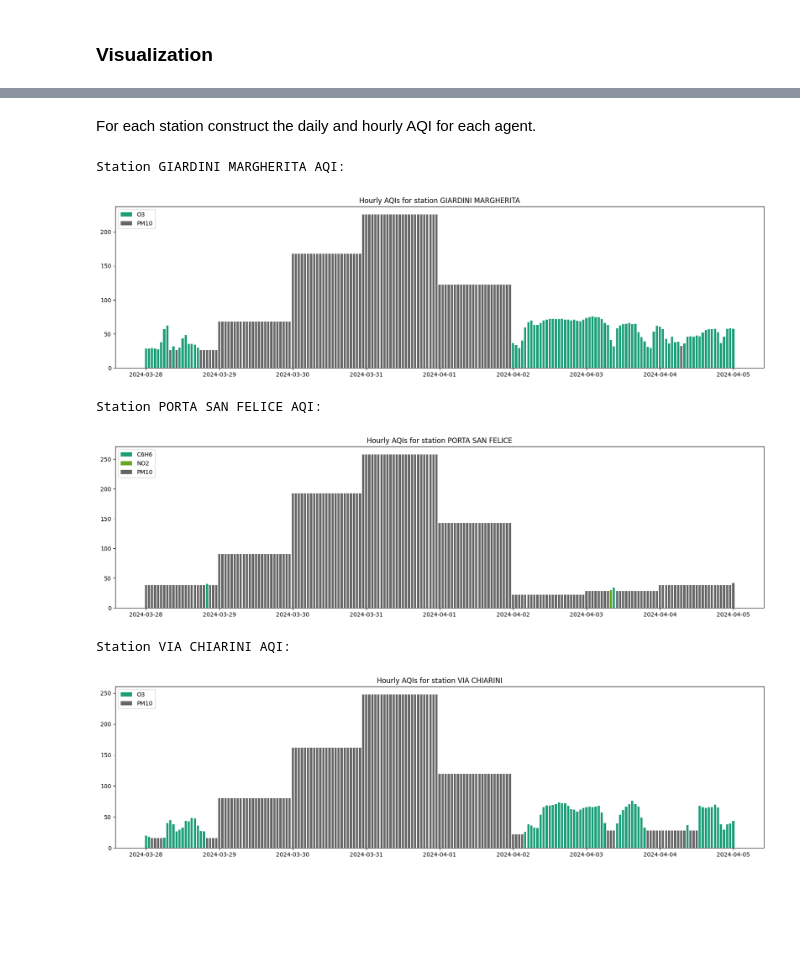
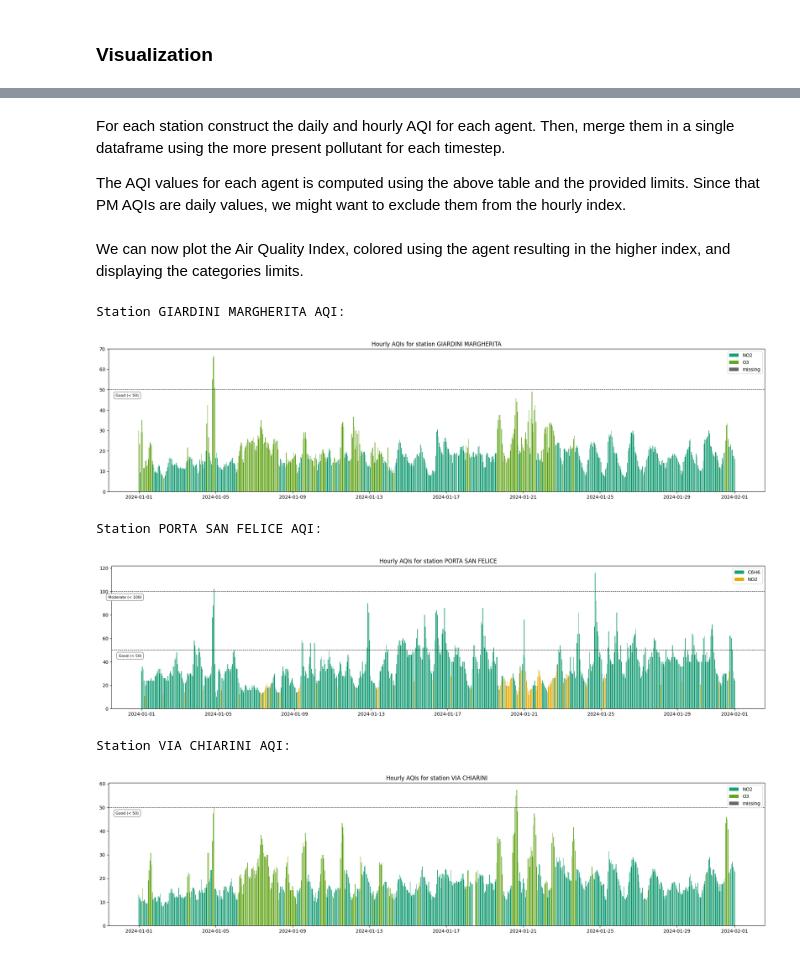
Before and after one commit to davidesonno/AII-project, a Jupyter notebook: 1-pollution_preprocessing.ipynb, the cells around one changed output, grey strips where cells are left out. Drawn from its saved outputs; the diff is of its cells as text; code cells hidden in the pictures; blank space fills up the shorter version.

Commit message:
started cleaning the notebooks
- new hourly weights
- better AQI plots
- notebook 1 redacted
- notebook 2 redacted
- notebook 3 slightly redacted

```diff
--- a/1-pollution_preprocessing.ipynb
+++ b/1-pollution_preprocessing.ipynb
@@ -275,0 +112,8 @@ agent_dfs = df_to_agents_dict(filled_giardini_df)
+# %%
+s=stations[1]
+print(f'Station {s}:')
+for agent in np.unique(station_dfs[s]['Agent']):
+    print(f' - Agent: {agent}')
+    mask=(station_dfs[s]['Agent']==agent)
+    timedeltas_hours = station_dfs[s][mask].index.to_series().diff().dt.total_seconds()[1:] / 3600
+    display(pd.DataFrame(timedeltas_hours.value_counts()).transpose())
@@ -275,0 +139,8 @@ agent_dfs = df_to_agents_dict(filled_giardini_df)
+# %%
+s=stations[2]
+print(f'Station {s}:')
+for agent in np.unique(station_dfs[s]['Agent']):
+    print(f' - Agent: {agent}')
+    mask=(station_dfs[s]['Agent']==agent)
+    timedeltas_hours = station_dfs[s][mask].index.to_series().diff().dt.total_seconds()[1:] / 3600
+    display(pd.DataFrame(timedeltas_hours.value_counts()).transpose())
@@ -294,6 +183,14 @@ The overage value is then matched on the following table:
 | >200            | VERY POOR      |
 
 We are going to model each agent to predict its hour value and then use all of the predictions to compute the overall Air Quality Index and compare it with the one got from the readings.
+# %%
+categories = {
+    'Good': 0,
+    'Moderate': 50,
+    'Poor': 100,
+    'Very Poor': 150,
+    'Severe': 200,
+}
 # %% [markdown]
 <table class="pure-table legenda">
     <thead>
@@ -414,5 +315,7 @@ Agents in station VIA CHIARINI:
-# %% [markdown]
-For each station construct the daily and hourly AQI for each agent.
+# %% [markdown]
+For each station construct the daily and hourly AQI for each agent. Then, merge them in a single dataframe using the more present pollutant for each timestep.
+
+The AQI values for each agent is computed using the above table and the provided limits. Since that PM AQIs are daily values, we might want to exclude them from the hourly index.
 # %%
 station_AQIs_daily = {
     s: {agent: get_AQI(station_dicts[s][agent],
@@ -430,32 +333,35 @@ station_AQIs_hourly = {
                        period='hour',
                        value_column='Value',
                        limit=pollutant_limits[agent],
-                       include_hourly_pm=True
+                       include_hourly_pm=False
                        ) for agent in station_dicts[s].keys()} for s in station_dicts
 }
 station_AQI_hourly = merge_AQIs(station_AQIs_hourly, period='hour')
+# %% [markdown]
+We can now plot the Air Quality Index, colored using the agent resulting in the higher index, and displaying the categories limits.
 # %%
-start=datetime(2024,3,28)
-end=datetime(2024,4,5)
+start=datetime(2024,1,1)
+end=datetime(2024,2,1)
 
 for station in station_AQIs_hourly:
     print(f'Station {station} AQI:')
 
     plot_AQI(
         station_AQI=[
             station_AQI_hourly[station],
         ],
         title=[
             f'Hourly AQIs for station {station}',
         ],
+        categories=categories,
         figsize=(20, 5), s=start, e=end)
 # %% [output]
 Station GIARDINI MARGHERITA AQI:
-[figure, old version]
+[figure, new version]
 Station PORTA SAN FELICE AQI:
-[figure, old version]
+[figure, new version]
 Station VIA CHIARINI AQI:
-[figure, old version]
+[figure, new version]
 # %%
 start=datetime(2024,1,1)
 end=datetime(2024,12,31)
```
Also changed, not shown: parts of 70 cells of this notebook, 8 other files.
